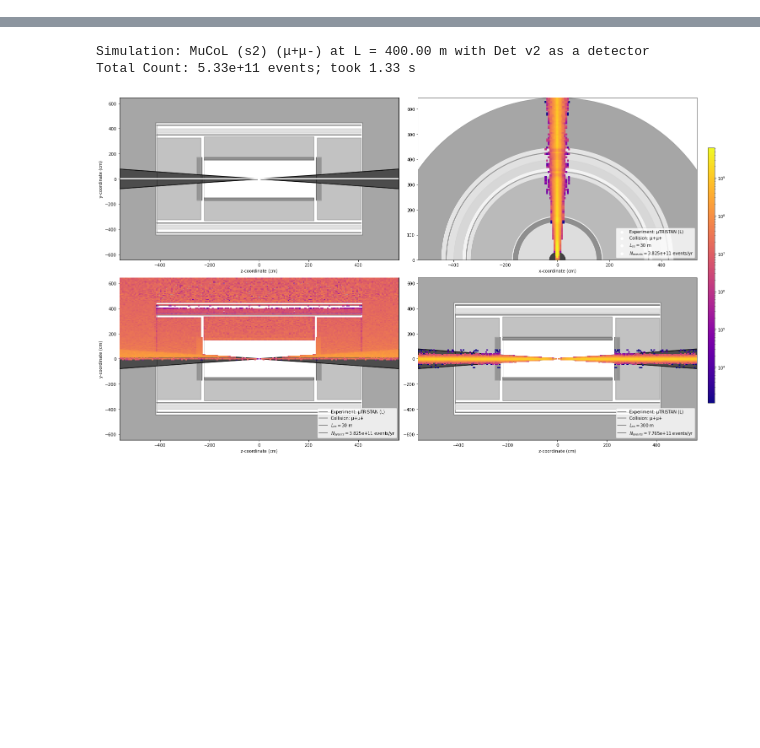
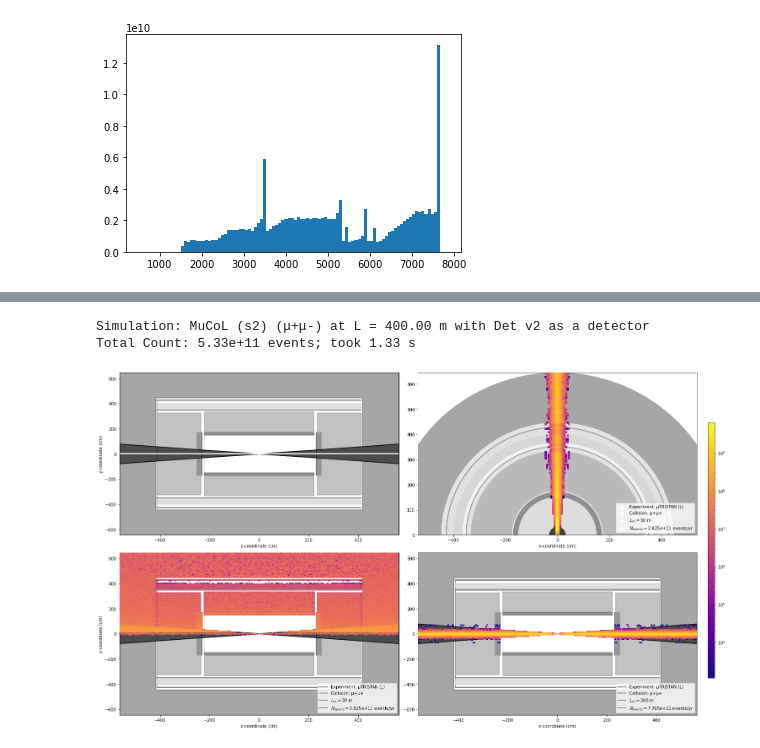
Before and after one commit to mhostert/BIN_MC, a Jupyter notebook: events.ipynb, the cells around one changed output, grey strips where cells are left out. Cells and saved outputs as stored; diff of their text form; code cells hidden in the pictures; blank space fills up the shorter version.

```diff
--- a/events.ipynb
+++ b/events.ipynb
@@ -9,0 +52,5 @@ The autoreload extension is already loaded. To reload it, use:
+# %%
+plt.hist(np.concatenate((sims[0].cdistances, sims[1].cdistances)), weights = np.concatenate((sims[0].w, sims[1].w)), bins = 100)
+plt.show()
+# %% [output]
+[figure, added]
```
Also changed, not shown: parts of 25 cells of this notebook, 4 other files.
